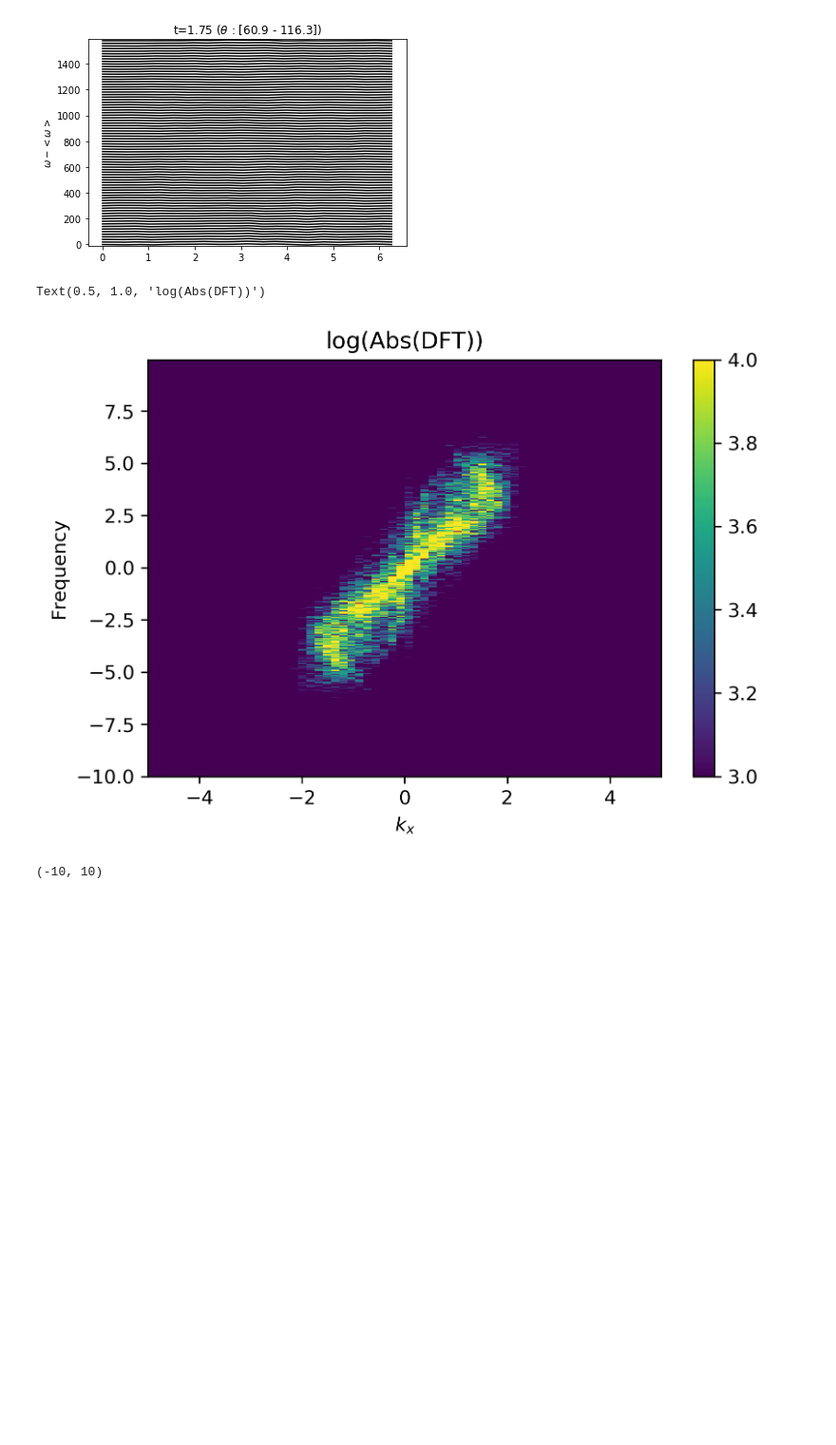
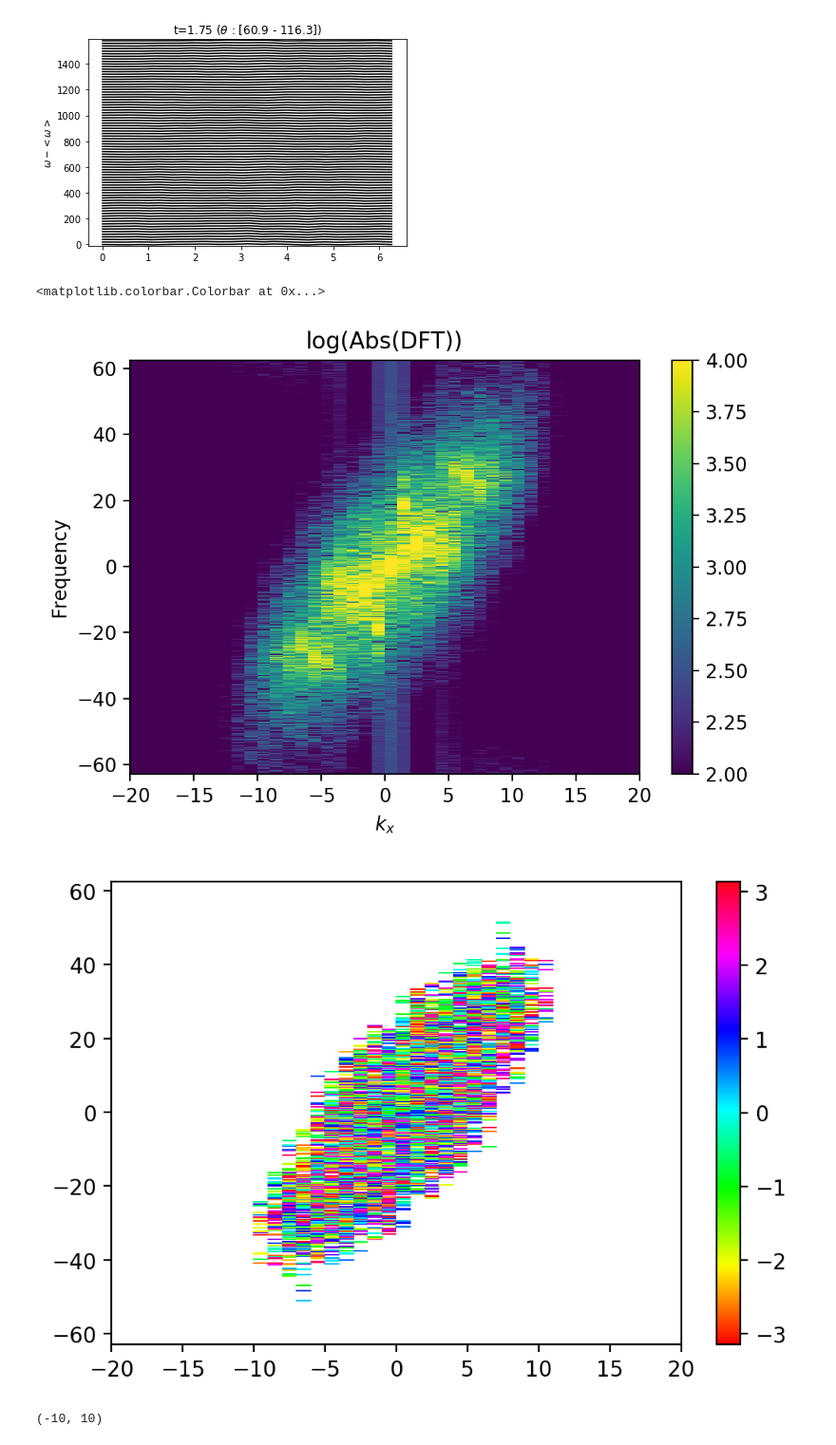
Before and after one commit to rohitsupekar/active_matter_spheres, a Jupyter notebook: scripts/jupyter/make_video_velocity_anomaly.ipynb, the cells around one changed output. Shown at 95% size. Saved outputs shown, nothing was run; the diff lists cells and outputs as text; code cells hidden in the pictures; blank space fills up the shorter version.

```diff
--- a/scripts/jupyter/make_video_velocity_anomaly.ipynb
+++ b/scripts/jupyter/make_video_velocity_anomaly.ipynb
@@ -20,7 +20,7 @@ from mpl_toolkits import mplot3d
 logger = logging.getLogger(__name__)
 from matplotlib.animation import FFMpegWriter
 
-STRNAME = "sphere64"
+STRNAME = "sphere66"
 #add path to data folder
 input_folder = "/Users/Rohit/Documents/research/active_matter_spheres/scripts/data"
 output_folder = "/Users/Rohit/Documents/research/active_matter_spheres/scripts/garbage"
@@ -113,6 +113,9 @@ sig_eq = np.zeros((last_frame, phi.shape[0]))
 t_arr = np.zeros(last_frame)
 mean_vph = np.zeros(last_frame)
 
+#ind_th = int(len(theta)/2)
+ind_th = 50
+
 for ind in range(first_frame, last_frame + 1, 1):
     with np.load('%s/%s/output_%i.npz' %(input_folder, STRNAME, ind)) as file:
         phi = file['phi']
@@ -121,28 +124,35 @@ for ind in range(first_frame, last_frame + 1, 1):
         time = file['t'][0]
         t_arr[ind-1] = time
         #sig_eq[ind-1, :] = v_ph[:,int(len(theta)/2)] - np.mean(v_ph[:,int(len(theta)/2)])
-        sig_eq[ind-1, :] = v_ph[:,int(len(theta)/2)]
-        mean_vph[ind-1] = np.mean(v_ph[:,int(len(theta)/2)])
+        sig_eq[ind-1, :] = v_ph[:,ind_th]
+        mean_vph[ind-1] = np.mean(v_ph[:,ind_th])
 
 sig_fft = np.fft.fft2(sig_eq[500:1000, :])
 sig_fft = np.fft.fftshift(sig_fft)
 dphi = phi[2] - phi[1]
 dt = t_arr[2] - t_arr[1]
 
-phi_freq = np.fft.fftshift(np.fft.fftfreq(len(phi), d=dphi))
-time_freq = np.fft.fftshift(np.fft.fftfreq(len(t_arr[500:1000]), d=dt))
+phi_freq = 2*np.pi*np.fft.fftshift(np.fft.fftfreq(len(phi), d=dphi))
+time_freq = 2*np.pi*np.fft.fftshift(np.fft.fftfreq(len(t_arr[500:1000]), d=dt))
 # %%
-plt.figure(dpi=300)
-plt.pcolormesh(phi_freq, time_freq, np.log10(np.abs(sig_fft)), vmin=3, vmax=4)
-#plt.ylim([-0.4,0.4])
-plt.xlim([-5,5])
+plt.figure(dpi=200)
+plt.pcolormesh(phi_freq, time_freq, np.log10(np.abs(sig_fft)), vmin=2, vmax=4)
+inds = np.where(np.log10(np.abs(sig_fft)) > 3)
+
+plt.xlim([-20,20])
 plt.colorbar()
 plt.xlabel(r'$k_x$'); plt.ylabel('Frequency')
 plt.title('log(Abs(DFT))')
 #plt.savefig('DFT_waves.png')
+
+angle = np.where(np.log10(np.abs(sig_fft))>3, np.angle(sig_fft), np.nan)
+plt.figure(dpi=200)
+plt.pcolormesh(phi_freq, time_freq, angle, cmap='hsv')
+plt.xlim([-20,20]); plt.colorbar()
 # %% [output]
-Text(0.5, 1.0, 'log(Abs(DFT))')
+<matplotlib.colorbar.Colorbar at 0x...>
-[figure, old version]
+[figure, new version]
+[figure, added]
 # %%
 sig_fft = np.fft.fftshift(np.fft.fft(sig_eq[100,:]))
 plt.plot(phi_freq, np.abs(sig_fft))
```
Also changed, not shown: parts of 3 cells of this notebook, 2 other files.
